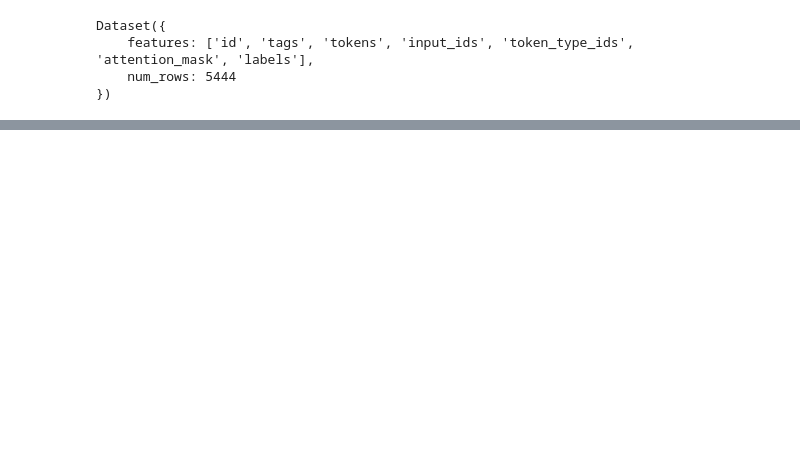
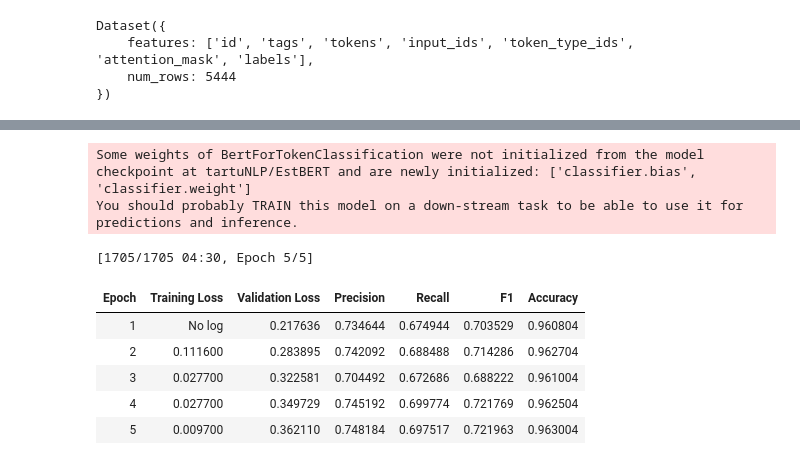
Before and after one commit to martinkivisikk/ner_thesis, a Jupyter notebook: finetune_ner.ipynb, the cells around one changed output, grey strips where cells are left out. Drawn from its saved outputs; the diff is of its cells as text; code cells hidden in the pictures; blank space fills up the shorter version.

```diff
--- a/finetune_ner.ipynb
+++ b/finetune_ner.ipynb
@@ -565,0 +662,12 @@ Epoch 3/3
+# %%
+ewt_testimiseks = finetune_model_pytorch(tokenized_ewt, 5, 16, 5e-5)
+# %% [output]
+Some weights of BertForTokenClassification were not initialized from the model checkpoint at tartuNLP/EstBERT and are newly initialized: ['classifier.bias', 'classifier.weight']
+You should probably TRAIN this model on a down-stream task to be able to use it for predictions and inference.
+[1705/1705 04:30, Epoch 5/5]
+| Epoch | Training Loss | Validation Loss | Precision | Recall | F1 | Accuracy |
+| 1 | No log | 0.217636 | 0.734644 | 0.674944 | 0.703529 | 0.960804 |
+| 2 | 0.111600 | 0.283895 | 0.742092 | 0.688488 | 0.714286 | 0.962704 |
+| 3 | 0.027700 | 0.322581 | 0.704492 | 0.672686 | 0.688222 | 0.961004 |
+| 4 | 0.027700 | 0.349729 | 0.745192 | 0.699774 | 0.721769 | 0.962504 |
+| 5 | 0.009700 | 0.362110 | 0.748184 | 0.697517 | 0.721963 | 0.963004 |
```
Also changed, not shown: parts of 15 cells of this notebook.
